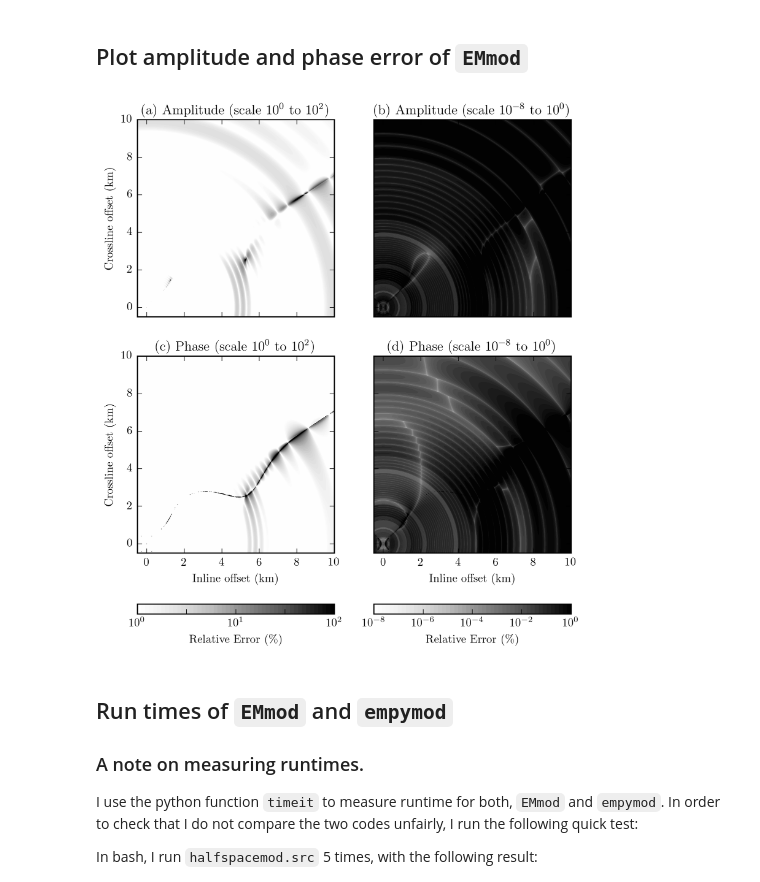
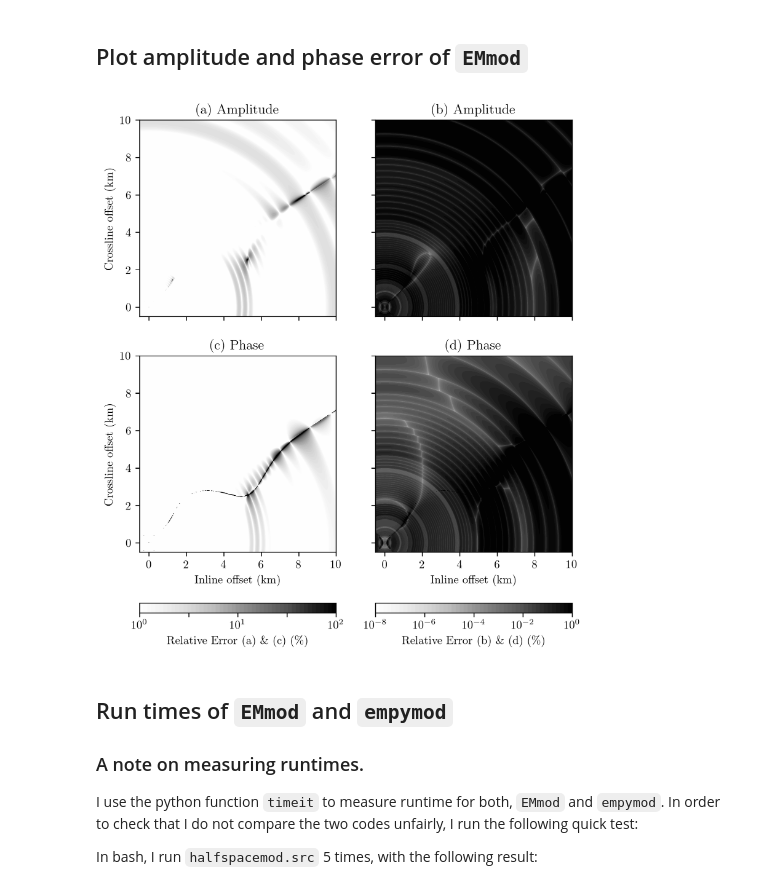
Before and after one commit to emsig/empymod, a Jupyter notebook: publications/Geophysics2017/notebooks/analytical.ipynb, the cells around one changed output. Saved outputs shown, nothing was run; the diff lists cells and outputs as text; code cells hidden in the pictures.

```diff
--- a/publications/Geophysics2017/notebooks/analytical.ipynb
+++ b/publications/Geophysics2017/notebooks/analytical.ipynb
@@ -340,7 +312,7 @@ with open(ffile, 'rb') as outfile:
 # %% [markdown]
 ## Plot amplitude and phase error of `EMmod`
 # %%
-fig, axs = plt.subplots(figsize=(6.8, 8), facecolor = 'w', nrows=2, ncols=2, sharex=True, sharey=True)
+fig, axs = plt.subplots(figsize=(6.8, 8.2), facecolor = 'w', nrows=2, ncols=2, sharex=True, sharey=True)
 axs = axs.ravel()
 
 # Properties for scale 0 to 2
@@ -355,44 +327,44 @@ props2 = {'levels': np.logspace(np.log10(vmin2), np.log10(vmax2), 50), 'locator'
 
 # 1. Amplitude on scale as 0 to 2
 limits(0)
-plt.title(r'(a) Amplitude (scale $10^0$ to $10^2$)')
+plt.title(r'(a) Amplitude')
 cf1 = plt.contourf(rx/1000, ry/1000, emmodamp.clip(vmin1, vmax1), **props1)
 plt.ylabel('Crossline offset (km)')
-
+plt.xticks([0, 2, 4, 6, 8, 10])
 
 # 2. Amplitude on scale -8 to 0
 limits(1)
-plt.title(r'(b) Amplitude (scale $10^{-8}$ to $10^0$)')
+plt.title(r'(b) Amplitude')
 cf2 = plt.contourf(rx/1000, ry/1000, emmodamp.clip(vmin2, vmax2), **props2)
 
 # 3. Phase on scale 0 to 2
 limits(2)
-plt.title(r'(c) Phase (scale $10^0$ to $10^2$)')
+plt.title(r'(c) Phase')
 cf3 = plt.contourf(rx/1000, ry/1000, emmodpha.clip(vmin1, vmax1), **props1)
 plt.xlabel('Inline offset (km)')
 plt.ylabel('Crossline offset (km)')
 
 # 4. Phase on scale -8 to 0
 limits(3)
-plt.title(r'(d) Phase (scale $10^{-8}$ to $10^0$)')
+plt.title(r'(d) Phase')
 cf4 = plt.contourf(rx/1000, ry/1000, emmodpha.clip(vmin2, vmax2), **props2)
 plt.xlabel('Inline offset (km)')
 
 # Draw colorbar for scale 0 to 2
 cax, kw = mpl.colorbar.make_axes([axs[0], axs[2]], location='bottom', fraction=.05, pad=0.1, aspect=20)
 cb = plt.colorbar(cf3, cax=cax, ticks=10**(np.arange(5.)/2), **kw)
-cb.set_label(r'Relative Error $(\%)$')
+cb.set_label(r'Relative Error (a) \& (c) $(\%)$')
 
 # Draw colorbar for scale -8 to 0
 cax, kw = mpl.colorbar.make_axes([axs[1], axs[3]], location='bottom', fraction=.05, pad=0.1, aspect=20)
 cb2 = plt.colorbar(cf4, cax=cax, ticks=10**(-(np.arange(11.)[::-2])+2), **kw)
-cb2.set_label(r'Relative Error $(\%)$')
+cb2.set_label(r'Relative Error (b) \& (d) $(\%)$')
 
 # Save figure and show it
 #plt.savefig('../figures/emmod-HS.jpg', bbox_inches='tight')
 plt.show()
 # %% [output]
-[figure, old version]
+[figure, new version]
 # %% [markdown]
 ## Run times of `EMmod` and `empymod`
 
```
Also changed, not shown: parts of 5 cells of this notebook, 4 other files.
